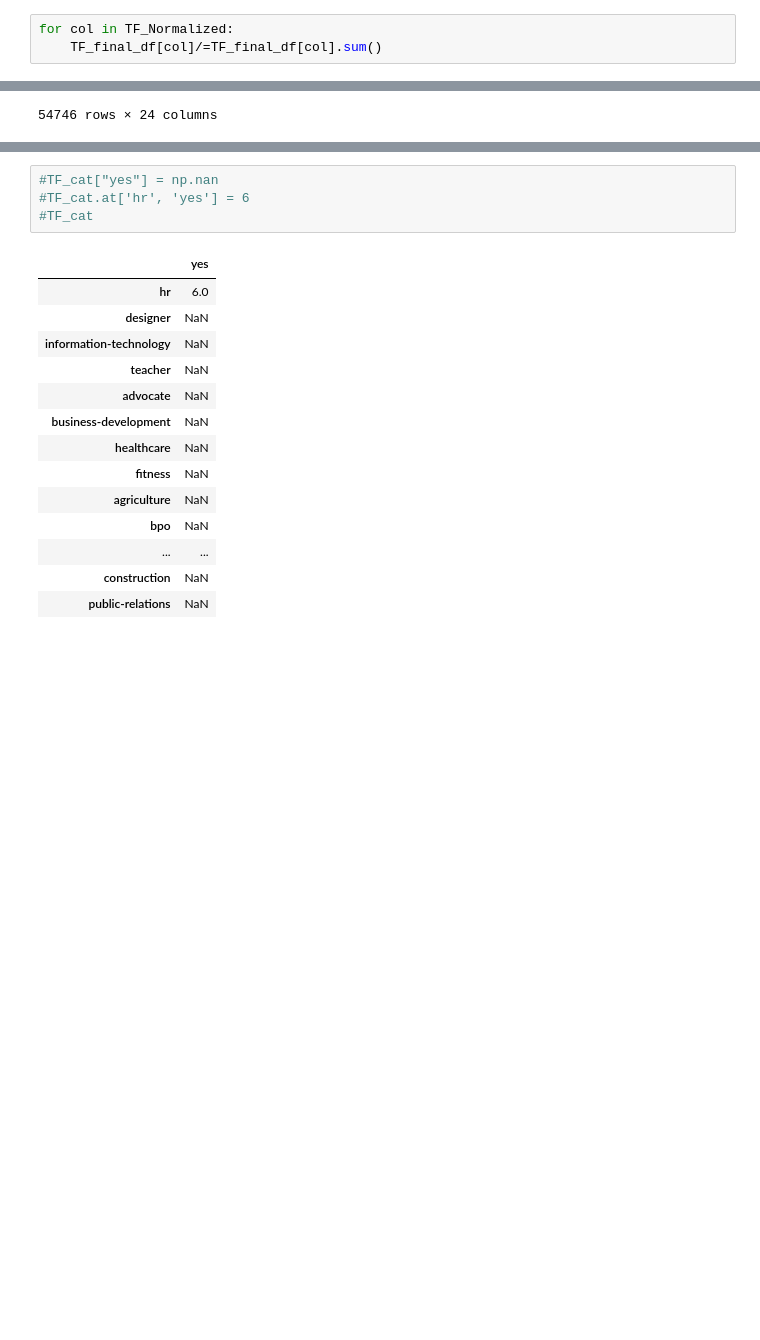
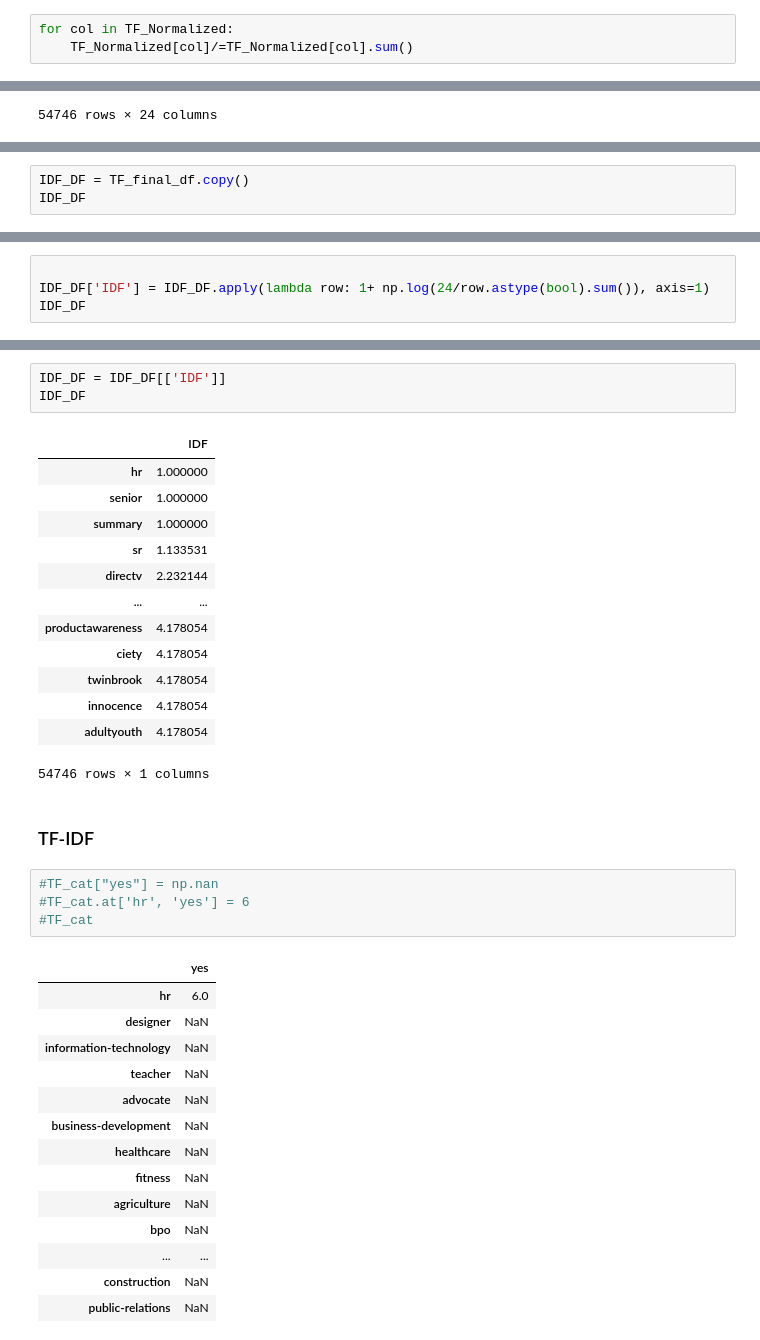
Before and after one commit to HebaAliNassif/AI_Powered_Interviewer_System, a Jupyter notebook: Resume/Low Level/Preprocessing.ipynb, the cells around one changed output, grey strips where cells are left out. Drawn from its saved outputs; the diff is of its cells as text; blank space fills up the shorter version.

```diff
--- a/Resume/Low Level/Preprocessing.ipynb
+++ b/Resume/Low Level/Preprocessing.ipynb
@@ -398,7 +398,7 @@ TF_Normalized
 54746 rows × 24 columns
 # %%
 for col in TF_Normalized:
-    TF_final_df[col]/=TF_final_df[col].sum()
+    TF_Normalized[col]/=TF_Normalized[col].sum()
 # %%
 TF_final_df
 # %% [output]
@@ -417,0 +420,3 @@ TF_final_df
+# %%
+IDF_DF = TF_final_df.copy()
+IDF_DF
@@ -417,0 +439,4 @@ TF_final_df
+# %%
+
+IDF_DF['IDF'] = IDF_DF.apply(lambda row: 1+ np.log(24/row.astype(bool).sum()), axis=1)
+IDF_DF
@@ -418,3 +457,22 @@ TF_final_df
+# %%
+IDF_DF = IDF_DF[['IDF']]
+IDF_DF
+# %% [output]
+|  | IDF |
+| hr | 1.000000 |
+| senior | 1.000000 |
+| summary | 1.000000 |
+| sr | 1.133531 |
+| directv | 2.232144 |
+| ... | ... |
+| productawareness | 4.178054 |
+| ciety | 4.178054 |
+| twinbrook | 4.178054 |
+| innocence | 4.178054 |
+| adultyouth | 4.178054 |
+54746 rows × 1 columns
+# %% [markdown]
+### TF-IDF
 # %%
 #TF_cat["yes"] = np.nan
 #TF_cat.at['hr', 'yes'] = 6
```
Also changed, not shown: parts of 4 cells of this notebook.
